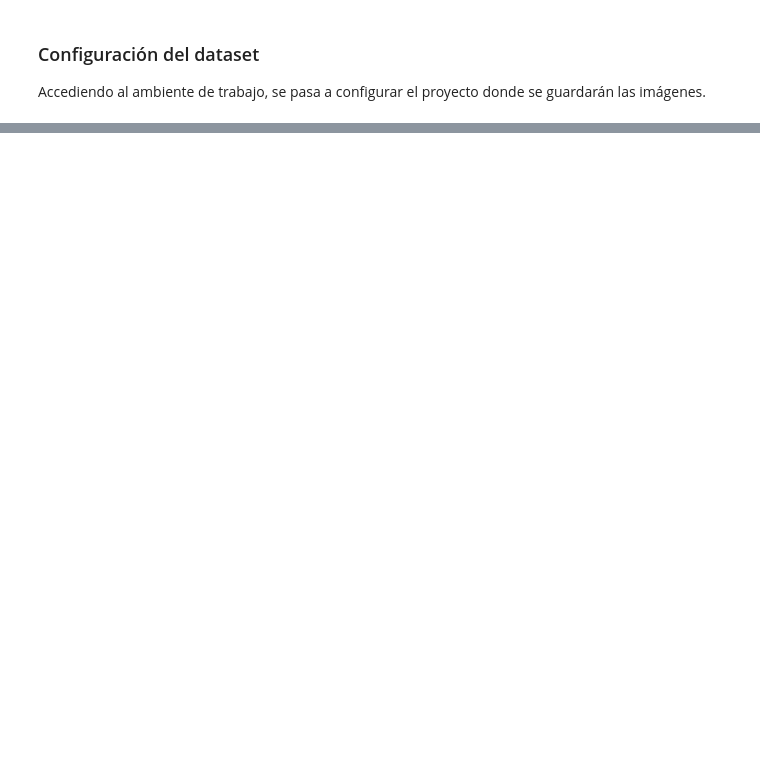
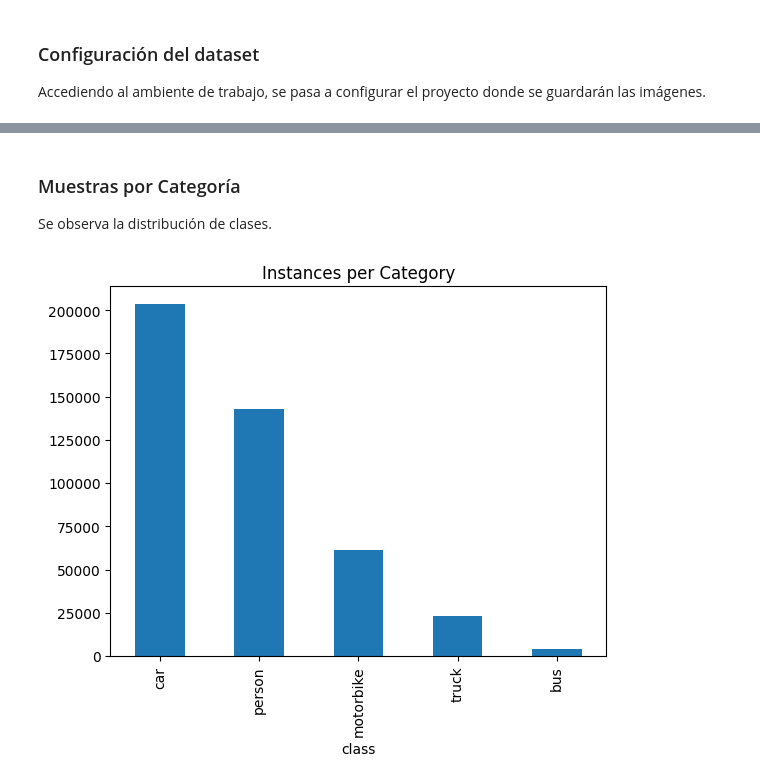
Before and after one commit to cawilchesp/roboflow_active_learning, a Jupyter notebook: csv_analysis.ipynb, the cells around one changed output, grey strips where cells are left out. Cells and saved outputs as stored; diff of their text form; code cells hidden in the pictures; blank space fills up the shorter version.

```diff
--- a/csv_analysis.ipynb
+++ b/csv_analysis.ipynb
@@ -427,0 +357,13 @@ image_0033356
+# %%
+CSV_V1 = 'ARS_Iglesia_Santa_Maria_Magdalena_CAM1_new_v1.csv'
+
+source_v1: str = f"{SOURCE_CSV}/{CSV_V1}"
+with open(source_v1, 'r') as csv_file:
+    csv_data_v1 = pd.read_csv(
+        filepath_or_buffer=csv_file,
+        sep=',',
+        names=['frame', 'id', 'class', 'x', 'y', 'w', 'h', 'score'],
+        header=None,
+        index_col=False
+    )
+csv_data_v1
@@ -427,0 +384,11 @@ image_0033356
+# %% [markdown]
+### Muestras por Categoría
+
+Se observa la distribución de clases.
+# %%
+class_count_v1 = csv_data_v1['class'].value_counts()
+class_count_v1.plot(kind='bar')
+plt.title('Instances per Category')
+plt.show()
+# %% [output]
+[figure, added]
```
Also changed, not shown: parts of 14 cells of this notebook.
